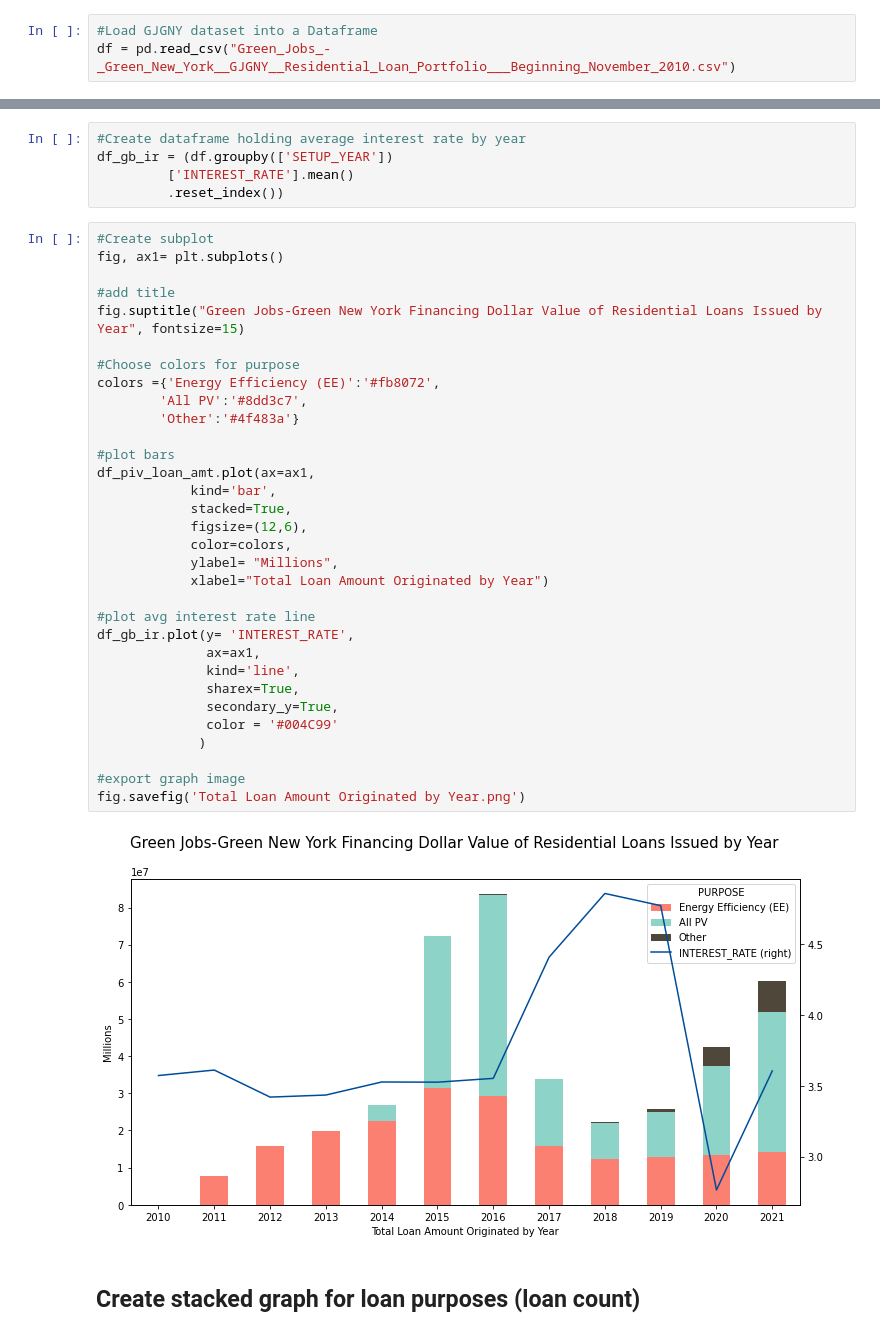
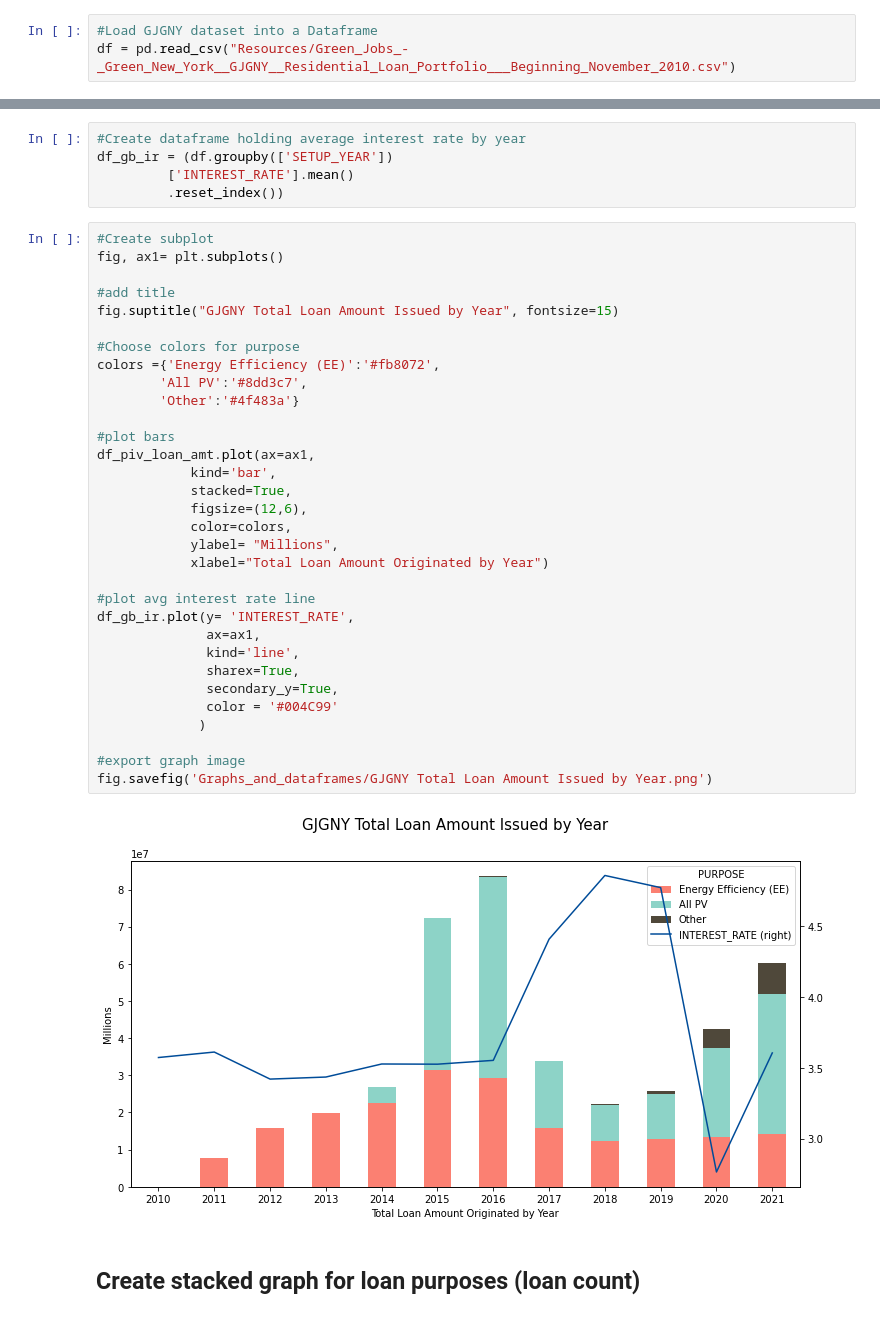
Before and after one commit to jlixander/GJGNY_Analysis, a Jupyter notebook: GJGNY_Analysis.ipynb, the cells around one changed output, grey strips where cells are left out. Cells and saved outputs as stored; diff of their text form.

```diff
--- a/GJGNY_Analysis.ipynb
+++ b/GJGNY_Analysis.ipynb
@@ -15,7 +16,7 @@ import seaborn as sns
 %matplotlib inline
 # %%
 #Load GJGNY dataset into a Dataframe
-df = pd.read_csv("Green_Jobs_-_Green_New_York__GJGNY__Residential_Loan_Portfolio___Beginning_November_2010.csv")
+df = pd.read_csv("Resources/Green_Jobs_-_Green_New_York__GJGNY__Residential_Loan_Portfolio___Beginning_November_2010.csv")
 # %%
 #Format column headers to snake case and upper case
 df.columns = df.columns.str.replace(' ', '_')
@@ -188,36 +193,36 @@ df_gb_ir = (df.groupby(['SETUP_YEAR'])
 #Create subplot
 fig, ax1= plt.subplots()
 
 #add title
-fig.suptitle("Green Jobs-Green New York Financing Dollar Value of Residential Loans Issued by Year", fontsize=15)
+fig.suptitle("GJGNY Total Loan Amount Issued by Year", fontsize=15)
 
 #Choose colors for purpose
 colors ={'Energy Efficiency (EE)':'#fb8072',
         'All PV':'#8dd3c7',
         'Other':'#4f483a'}
 
 #plot bars
 df_piv_loan_amt.plot(ax=ax1,
             kind='bar',
             stacked=True,
             figsize=(12,6),
             color=colors,
             ylabel= "Millions",
             xlabel="Total Loan Amount Originated by Year")
 
 #plot avg interest rate line
 df_gb_ir.plot(y= 'INTEREST_RATE',
               ax=ax1,
               kind='line',
               sharex=True,
               secondary_y=True,
               color = '#004C99'
              )
 
 #export graph image
-fig.savefig('Total Loan Amount Originated by Year.png')
+fig.savefig('Graphs_and_dataframes/GJGNY Total Loan Amount Issued by Year.png')
 # %% [output]
-[figure, old version]
+[figure, new version]
 # %% [markdown]
 ## Create stacked graph for loan purposes (loan count)
 # %%
```
Also changed, not shown: parts of 47 cells of this notebook.
